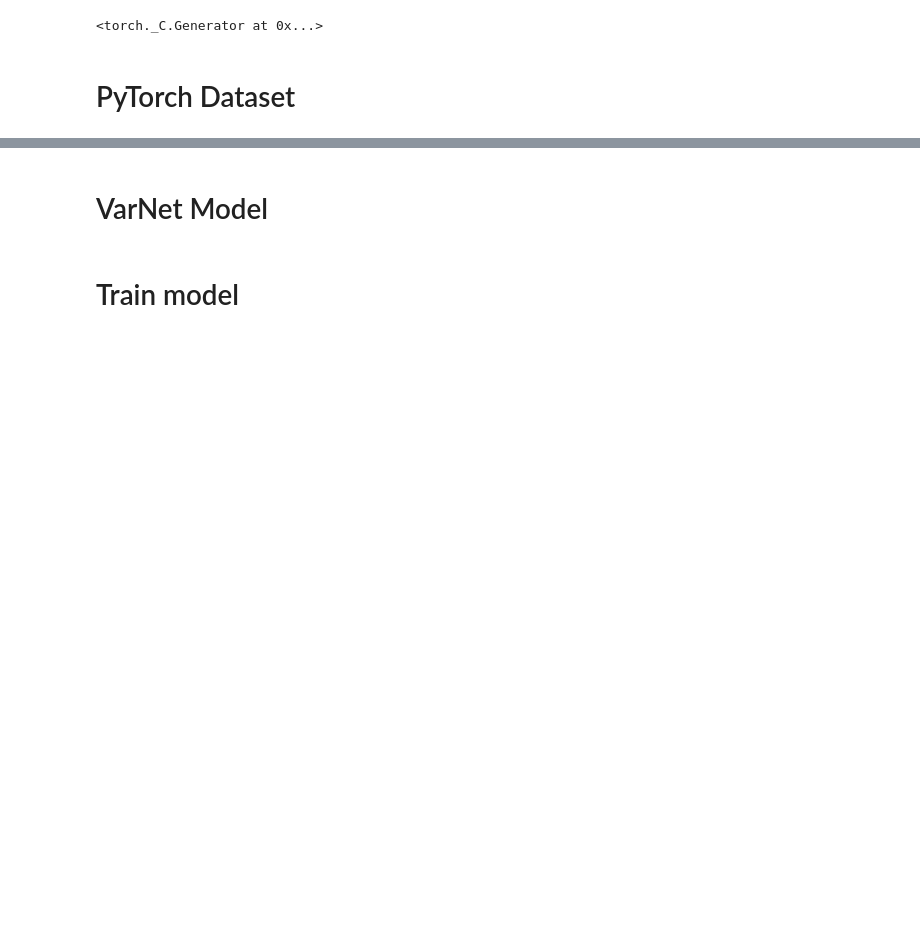
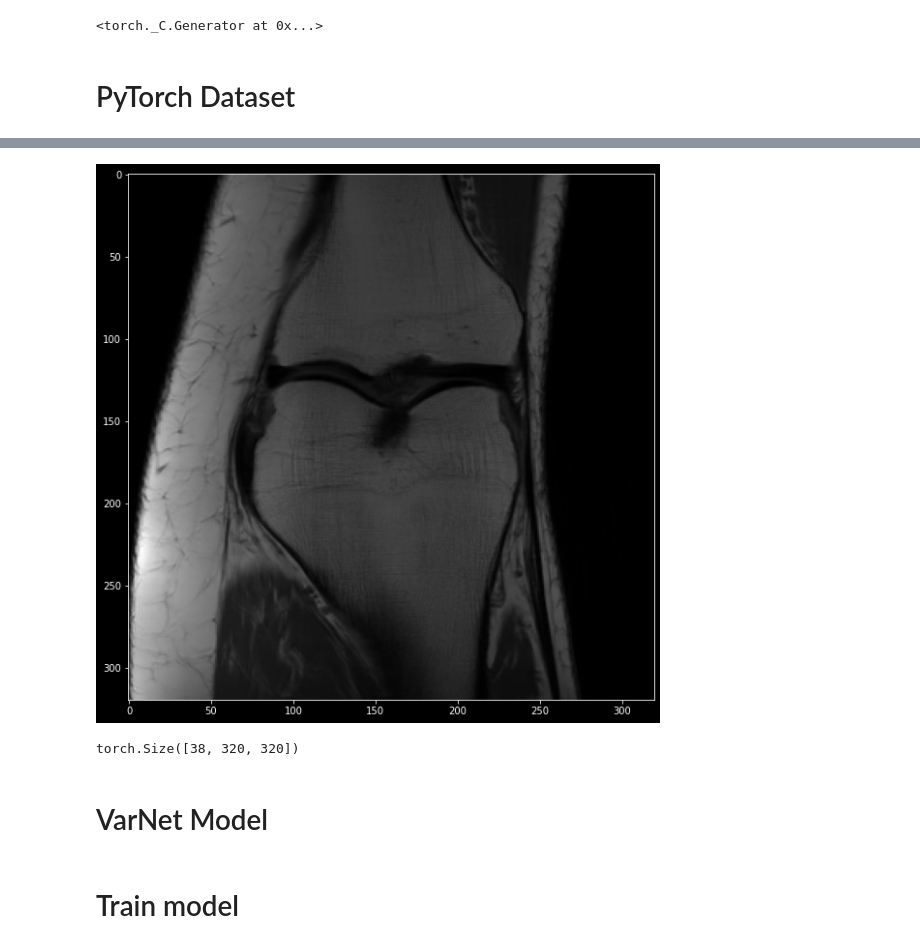
Before and after one commit to gabrielziegler3/CoDePPI, a Jupyter notebook: demos/GANs/VarNet.ipynb, the cells around one changed output, grey strips where cells are left out. Cells and saved outputs as stored; diff of their text form; code cells hidden in the pictures; blank space fills up the shorter version.

```diff
--- a/demos/GANs/VarNet.ipynb
+++ b/demos/GANs/VarNet.ipynb
@@ -25,6 +25,8 @@ from PIL import Image
 from IPython.core.interactiveshell import InteractiveShell
 InteractiveShell.ast_node_interactivity = "all"
 
+plt.rcParams['figure.figsize'] = (12.0, 10.0)
+plt.style.use('dark_background')
 # try:
 #     print(torch.cuda.get_device_name())
 #     print(torch.cuda.get_device_properties(0))
@@ -63,3 +69,17 @@ for i in dataroot.glob("**/*.h5"):
+# %%
+import matplotlib.pylab as plt
+import fastmri
+
+hf = h5py.File("../../log/reconstructions/file1000672_v2.h5")
+recon = hf["reconstruction"][()]
+
+_ = plt.imshow(recon[18], cmap="gray")
+# %% [output]
+[figure, added]
+# %%
+torch.Tensor(recon).shape
+# %% [output]
+torch.Size([38, 320, 320])
 # %%
 from fastmri.pl_modules import FastMriDataModule, VarNetModule
 from fastmri.data.transforms import VarNetDataTransform
```
Also changed, not shown: parts of 2 cells of this notebook, 5 other files.
